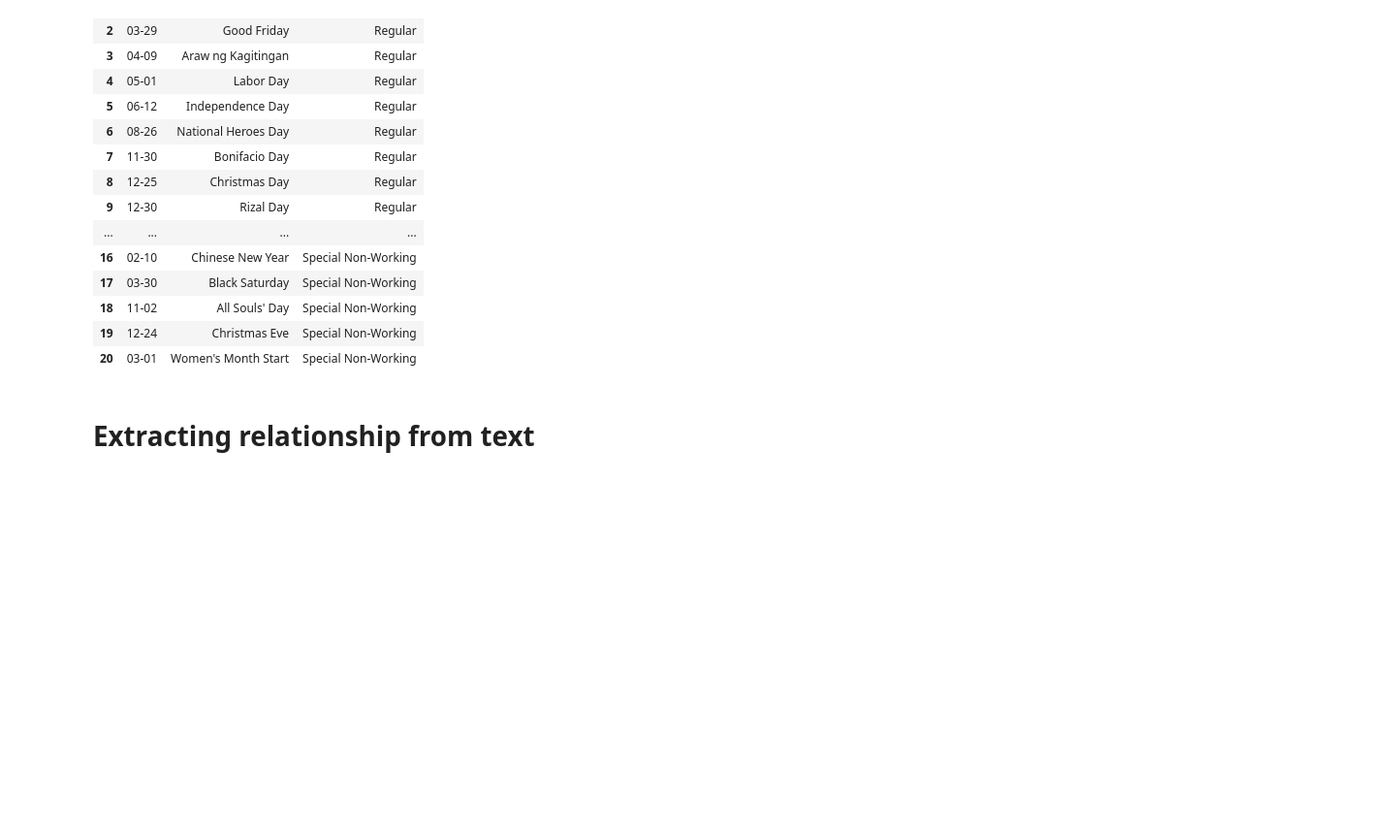
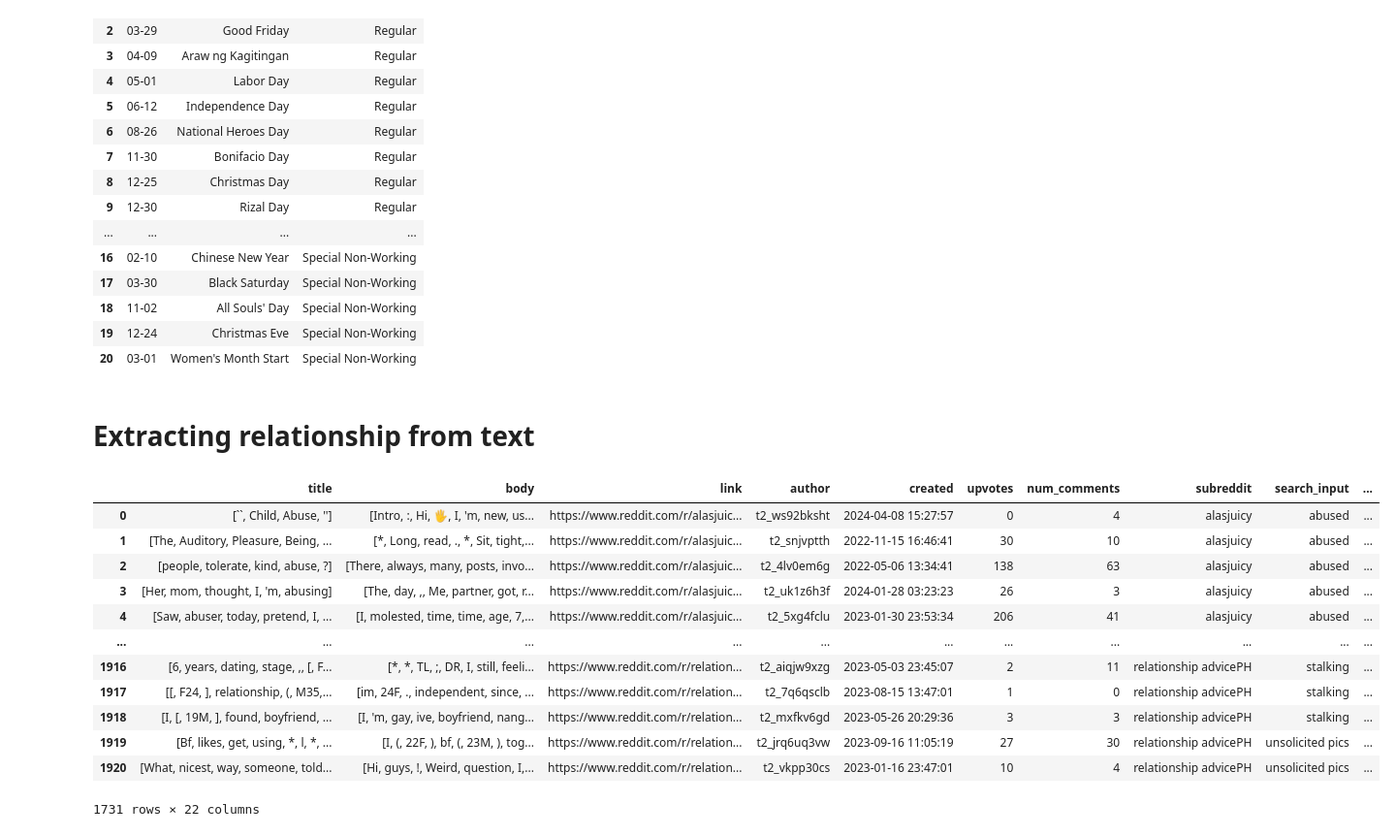
Before and after one commit to cessbub/cs132, a Jupyter notebook: src/Processing.ipynb, the cells around one changed output. Shown at 97% size. Drawn from its saved outputs; the diff is of its cells as text; code cells hidden in the pictures; blank space fills up the shorter version.

```diff
--- a/src/Processing.ipynb
+++ b/src/Processing.ipynb
@@ -143,8 +152,10 @@ def remove_mentions_and_urls(text):
 combined_df['body'] = combined_df['body'].apply(remove_mentions_and_urls)
 # %%
 # text tokenization and stop words removal
+import advertools as adv
 
-stop_words = set(stopwords.words('english'))
+stop_words = set(stopwords.words('english')).union(set(adv.stopwords['tagalog']))
+print(stop_words)
 
 def tokenize_and_remove_stopwords(text):
     words = word_tokenize(text)
@@ -302,5 +317,20 @@ def extract_relationship(text):
 # %%
 combined_df['body_text'] = combined_df['body'].apply(lambda x: ' '.join(x) if isinstance(x, list) else x)
 combined_df['relationship'] = combined_df['body_text'].apply(extract_relationship)
+combined_df
+# %% [output]
+|  | title | body | link | author | created | upvotes | num_comments | subreddit | search_input | ... |
+| 0 | [``, Child, Abuse, ''] | [Intro, :, Hi, 🖐️, I, 'm, new, us... | https://www.reddit.com/r/alasjuic... | t2_ws92bksht | 2024-04-08 15:27:57 | 0 | 4 | alasjuicy | abused | ... |
+| 1 | [The, Auditory, Pleasure, Being, ... | [*, Long, read, ., *, Sit, tight,... | https://www.reddit.com/r/alasjuic... | t2_snjvptth | 2022-11-15 16:46:41 | 30 | 10 | alasjuicy | abused | ... |
+| 2 | [people, tolerate, kind, abuse, ?] | [There, always, many, posts, invo... | https://www.reddit.com/r/alasjuic... | t2_4lv0em6g | 2022-05-06 13:34:41 | 138 | 63 | alasjuicy | abused | ... |
+| 3 | [Her, mom, thought, I, 'm, abusing] | [The, day, ,, Me, partner, got, r... | https://www.reddit.com/r/alasjuic... | t2_uk1z6h3f | 2024-01-28 03:23:23 | 26 | 3 | alasjuicy | abused | ... |
+| 4 | [Saw, abuser, today, pretend, I, ... | [I, molested, time, time, age, 7,... | https://www.reddit.com/r/alasjuic... | t2_5xg4fclu | 2023-01-30 23:53:34 | 206 | 41 | alasjuicy | abused | ... |
+| ... | ... | ... | ... | ... | ... | ... | ... | ... | ... | ... |
+| 1916 | [6, years, dating, stage, ,, [, F... | [*, *, TL, ;, DR, I, still, feeli... | https://www.reddit.com/r/relation... | t2_aiqjw9xzg | 2023-05-03 23:45:07 | 2 | 11 | relationship advicePH | stalking | ... |
+| 1917 | [[, F24, ], relationship, (, M35,... | [im, 24F, ., independent, since, ... | https://www.reddit.com/r/relation... | t2_7q6qsclb | 2023-08-15 13:47:01 | 1 | 0 | relationship advicePH | stalking | ... |
+| 1918 | [I, [, 19M, ], found, boyfriend, ... | [I, 'm, gay, ive, boyfriend, nang... | https://www.reddit.com/r/relation... | t2_mxfkv6gd | 2023-05-26 20:29:36 | 3 | 3 | relationship advicePH | stalking | ... |
+| 1919 | [Bf, likes, get, using, *, l, *, ... | [I, (, 22F, ), bf, (, 23M, ), tog... | https://www.reddit.com/r/relation... | t2_jrq6uq3vw | 2023-09-16 11:05:19 | 27 | 30 | relationship advicePH | unsolicited pics | ... |
+| 1920 | [What, nicest, way, someone, told... | [Hi, guys, !, Weird, question, I,... | https://www.reddit.com/r/relation... | t2_vkpp30cs | 2023-01-16 23:47:01 | 10 | 4 | relationship advicePH | unsolicited pics | ... |
+1731 rows × 22 columns
 # %%
 combined_df.to_csv('preprocessed_dataset.csv', index=False)
```
Also changed, not shown: parts of 27 cells of this notebook, 1 other file.
